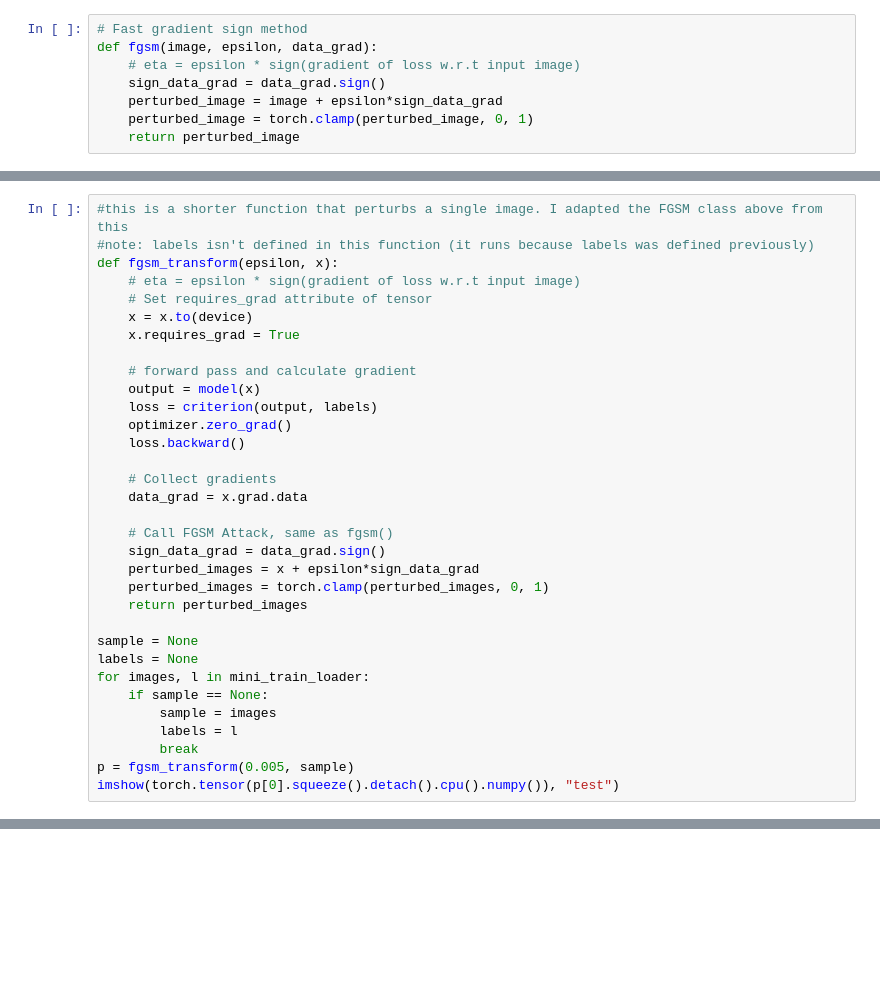
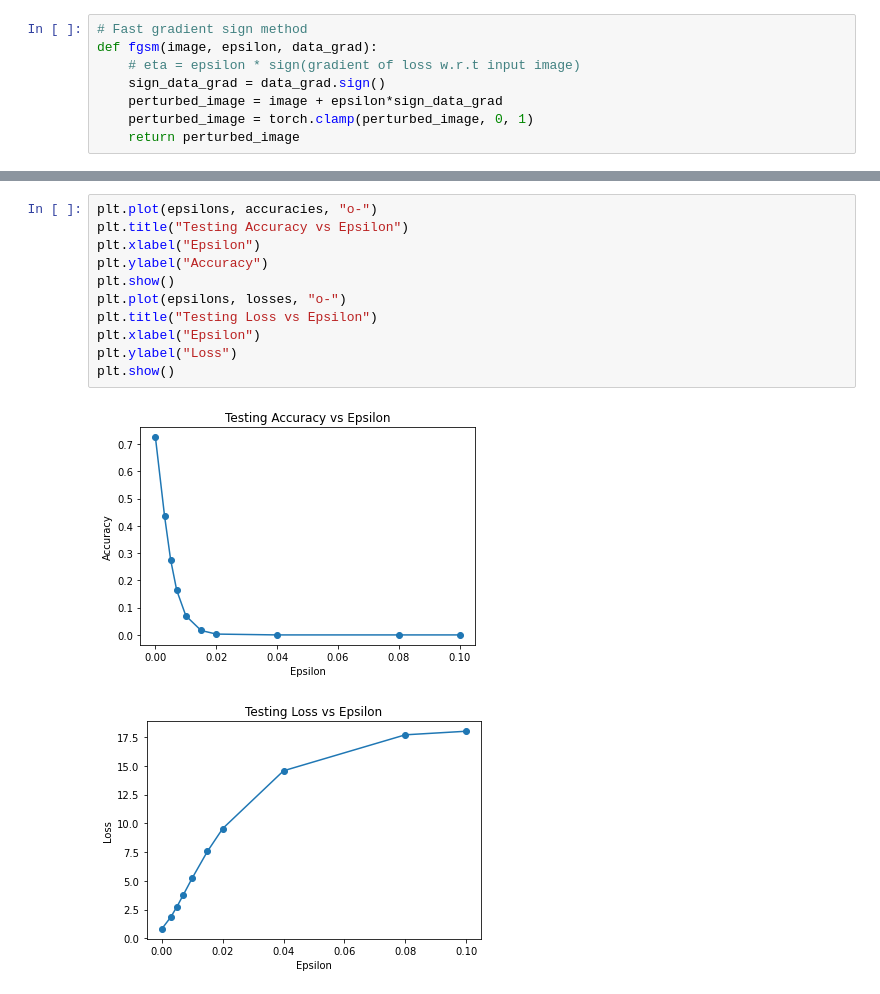
Before and after one commit to bliutech/adversarial-networks, a Jupyter notebook: main.ipynb, the cells around one changed output, grey strips where cells are left out. Drawn from its saved outputs; the diff is of its cells as text; blank space fills up the shorter version.

```diff
--- a/main.ipynb
+++ b/main.ipynb
@@ -345,33 +298,0 @@ for images, l in mini_loader:
-# %%
-#this is a shorter function that perturbs a single image. I adapted the FGSM class above from this
-#note: labels isn't defined in this function (it runs because labels was defined previously)
-def fgsm_transform(epsilon, x):
-    # eta = epsilon * sign(gradient of loss w.r.t input image)
-    # Set requires_grad attribute of tensor
-    x = x.to(device)
-    x.requires_grad = True
-
-    # forward pass and calculate gradient
-    output = model(x)
-    loss = criterion(output, labels)
-    optimizer.zero_grad()
-    loss.backward()
-
-    # Collect gradients
-    data_grad = x.grad.data
-
-    # Call FGSM Attack, same as fgsm()
-    sign_data_grad = data_grad.sign()
-    perturbed_images = x + epsilon*sign_data_grad
-    perturbed_images = torch.clamp(perturbed_images, 0, 1)
-    return perturbed_images
-
-sample = None
-labels = None
-for images, l in mini_train_loader:
-    if sample == None:
-        sample = images
-        labels = l
-        break
-p = fgsm_transform(0.005, sample)
-imshow(torch.tensor(p[0].squeeze().detach().cpu().numpy()), "test")
@@ -380,0 +363,14 @@ torch.Size([64, 3, 32, 32])
+# %%
+plt.plot(epsilons, accuracies, "o-")
+plt.title("Testing Accuracy vs Epsilon")
+plt.xlabel("Epsilon")
+plt.ylabel("Accuracy")
+plt.show()
+plt.plot(epsilons, losses, "o-")
+plt.title("Testing Loss vs Epsilon")
+plt.xlabel("Epsilon")
+plt.ylabel("Loss")
+plt.show()
+# %% [output]
+[figure, added]
+[figure, added]
```
Also changed, not shown: parts of 10 cells of this notebook, 3 other files.
